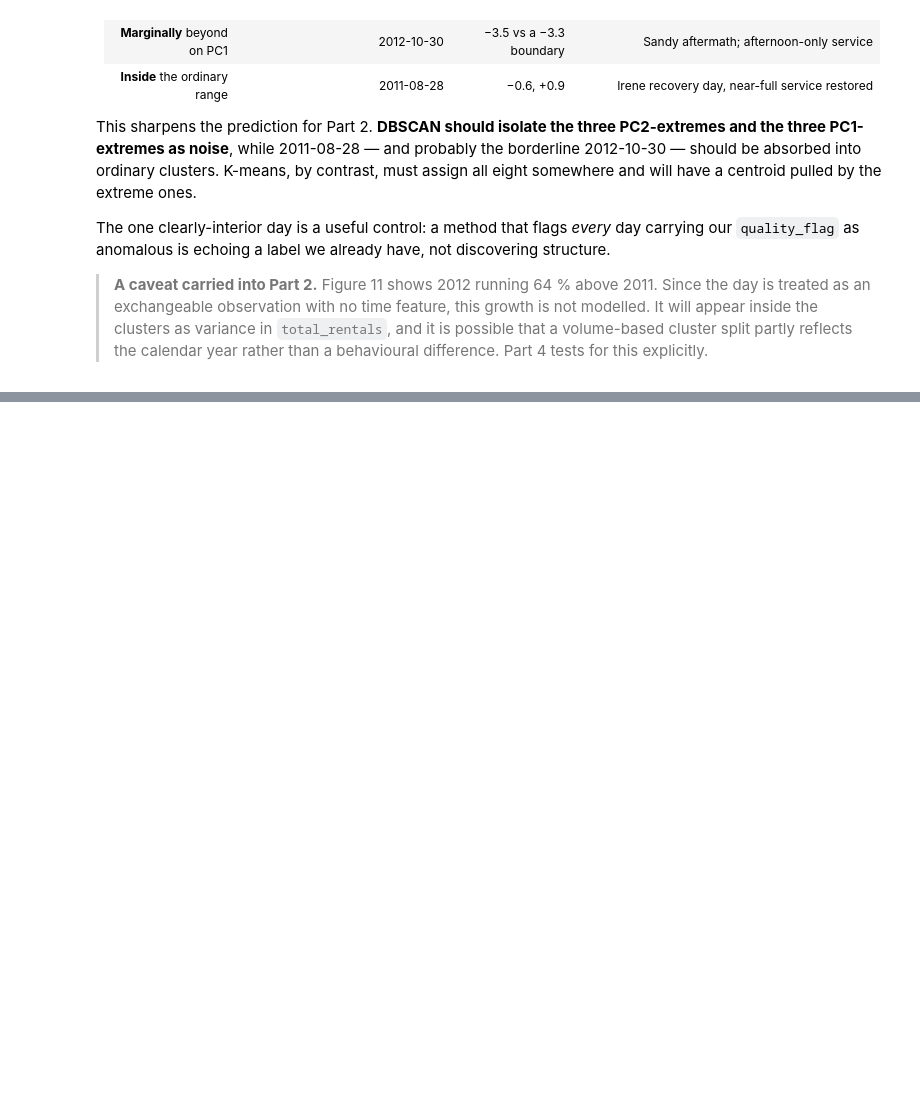
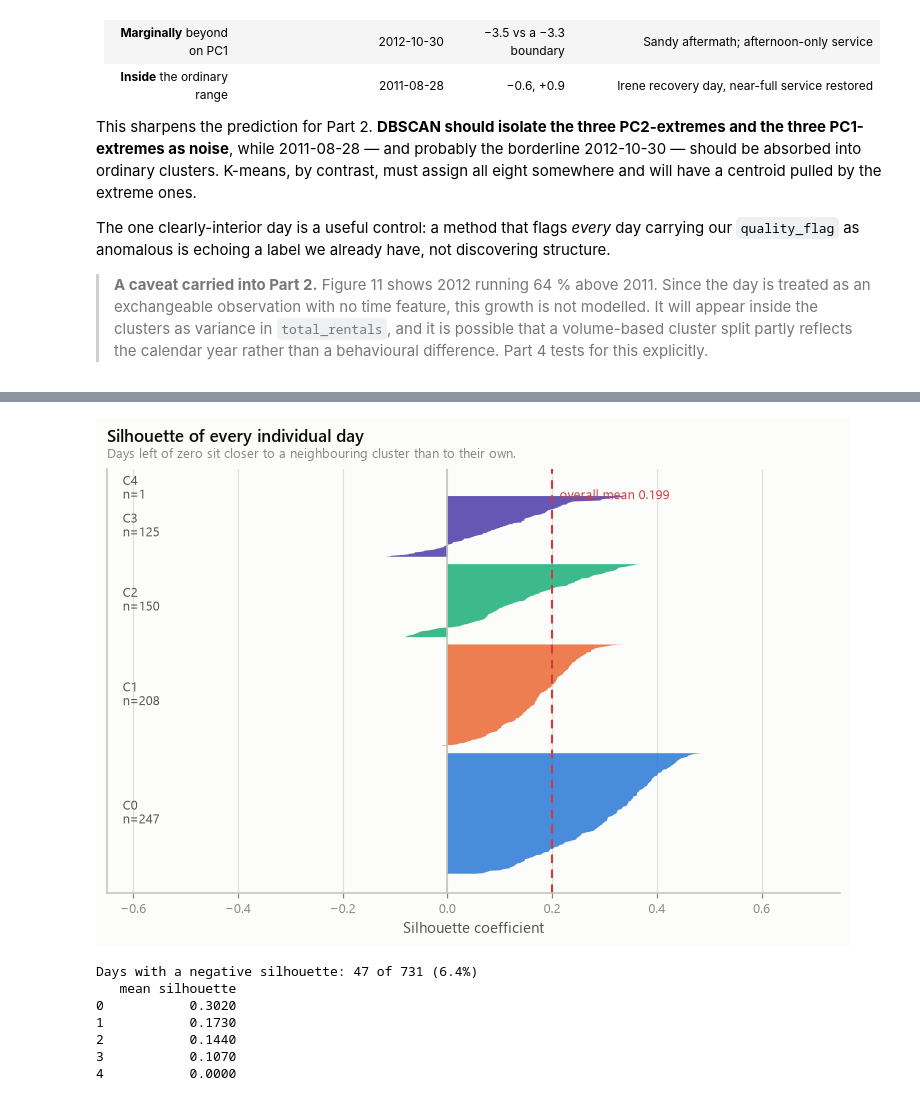
Before and after one commit to heshannethmina/Clustering-Urban-Mobility-Patterns-Using-Bike-Sharing-Data, a Jupyter notebook: bike_sharing_clustering.ipynb, the cells around one changed output, grey strips where cells are left out. Saved outputs shown, nothing was run; the diff lists cells and outputs as text; code cells hidden in the pictures; blank space fills up the shorter version.

```diff
--- a/bike_sharing_clustering.ipynb
+++ b/bike_sharing_clustering.ipynb
@@ -2488,0 +2856,40 @@ original-unit table `daily`, and the label table `context`.*
+# %%
+# ---- Figure 18: per-day silhouette, by cluster ----------------------------
+sil_vals = silhouette_samples(X, km_labels)
+sil_mean = silhouette_score(X, km_labels)
+
+fig, ax = plt.subplots(figsize=(8.6, 5))
+y = 0
+for c in range(KMEANS_K):
+    v = np.sort(sil_vals[km_labels == c])
+    colour = PALETTE["ink"] if c in singleton else CLUSTER_COLOURS[c]
+    ax.fill_betweenx(np.arange(y, y + len(v)), 0, v, color=colour,
+                     edgecolor="none", alpha=0.85)
+    ax.text(-0.62, y + len(v) / 2, f"C{c}\nn={len(v)}", fontsize=8.4,
+            va="center", ha="left", color=PALETTE["ink2"])
+    y += len(v) + 14
+
+ax.axvline(sil_mean, color=PALETTE["critical"], lw=1.4, ls=(0, (4, 3)))
+ax.text(sil_mean + 0.015, y * 0.98, f"overall mean {sil_mean:.3f}", fontsize=8.4,
+        color=PALETTE["critical"], va="top")
+ax.axvline(0, color=PALETTE["axis"], lw=1)
+ax.set_yticks([]); ax.set_xlim(-0.65, 0.75)
+finish(ax, title="Silhouette of every individual day",
+       subtitle="Days left of zero sit closer to a neighbouring cluster than to their own.",
+       xlabel="Silhouette coefficient", ylabel=None, ygrid_only=False)
+ax.xaxis.grid(True); ax.yaxis.grid(False)
+save(fig, "fig18_kmeans_silhouette")
+plt.show()
+
+neg = (sil_vals < 0).sum()
+print(f"Days with a negative silhouette: {neg} of {len(sil_vals)} ({neg / len(sil_vals):.1%})")
+print(pd.Series(sil_vals).groupby(km_labels).mean().round(3).rename("mean silhouette").to_frame())
+# %% [output]
+[figure, added]
+Days with a negative silhouette: 47 of 731 (6.4%)
+   mean silhouette
+0           0.3020
+1           0.1730
+2           0.1440
+3           0.1070
+4           0.0000
```
Also changed, not shown: parts of 23 cells of this notebook, 5 other files.
